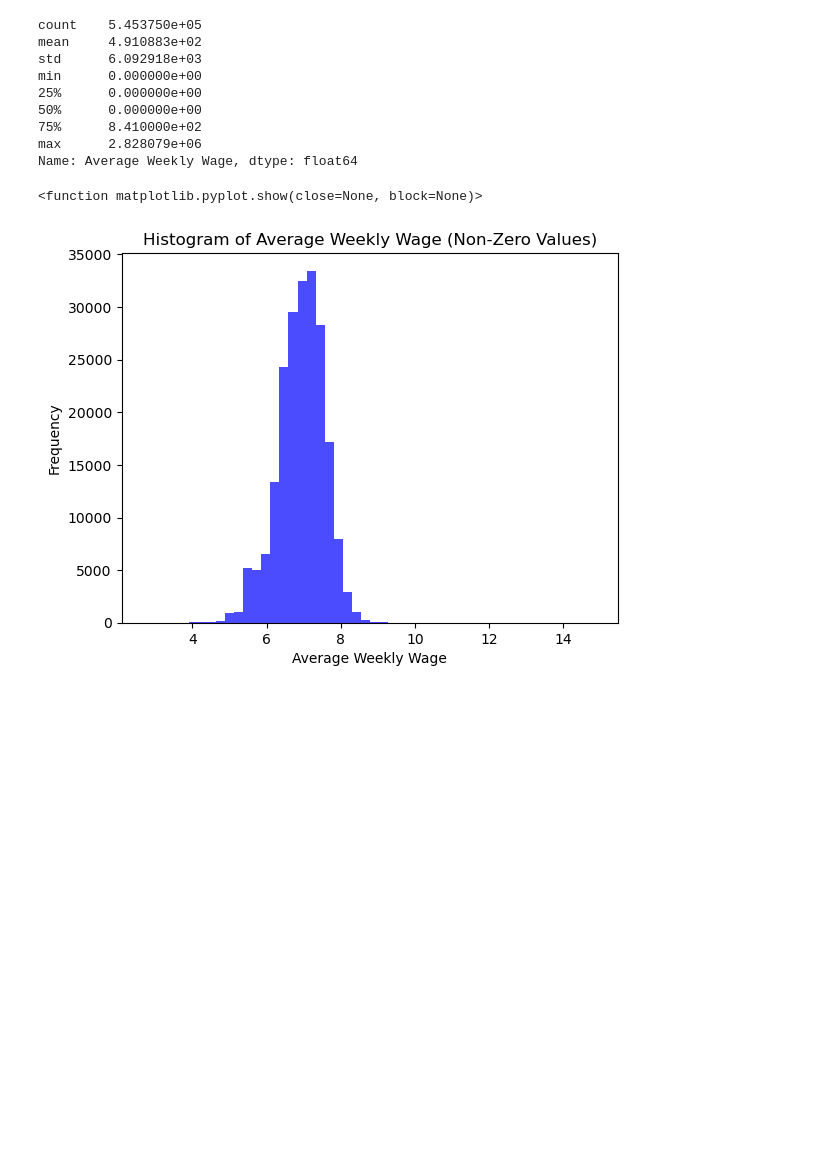
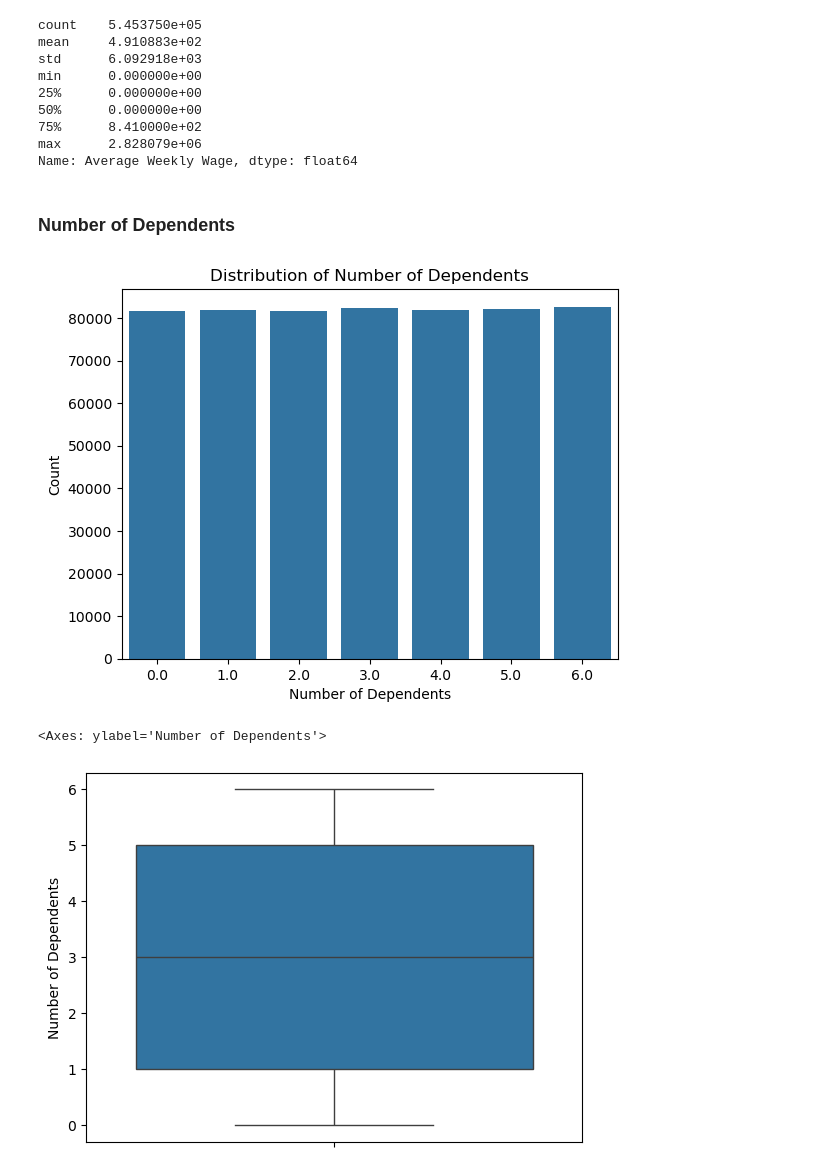
Before and after one commit to tmnstraub/ML_Group36, a Jupyter notebook: src/Group36.ipynb, the cells around one changed output. Drawn from its saved outputs; the diff is of its cells as text; code cells hidden in the pictures; blank space fills up the shorter version.

```diff
--- a/src/Group36.ipynb
+++ b/src/Group36.ipynb
@@ -202,14 +203,17 @@ min      0.000000e+00
 75%      8.410000e+02
 max      2.828079e+06
 Name: Average Weekly Wage, dtype: float64
-# %%
-non_zero_wages = df[df['Average Weekly Wage'] > 1]['Average Weekly Wage']
-
-plt.hist(np.log1p(non_zero_wages), bins=50, color='blue', alpha=0.7)
-plt.title('Histogram of Average Weekly Wage (Non-Zero Values)')
-plt.xlabel('Average Weekly Wage')
-plt.ylabel('Frequency')
-plt.show
-# %% [output]
-<function matplotlib.pyplot.show(close=None, block=None)>
-[figure, removed]
+# %% [markdown]
+### Number of Dependents
+# %%
+sns.countplot(x='Number of Dependents', data=df)
+plt.xlabel('Number of Dependents')
+plt.ylabel('Count')
+plt.title('Distribution of Number of Dependents')
+plt.show()
+
+sns.boxplot(df['Number of Dependents'])
+# %% [output]
+[figure, added]
+<Axes: ylabel='Number of Dependents'>
+[figure, added]
```
Also changed, not shown: parts of 19 cells of this notebook.
